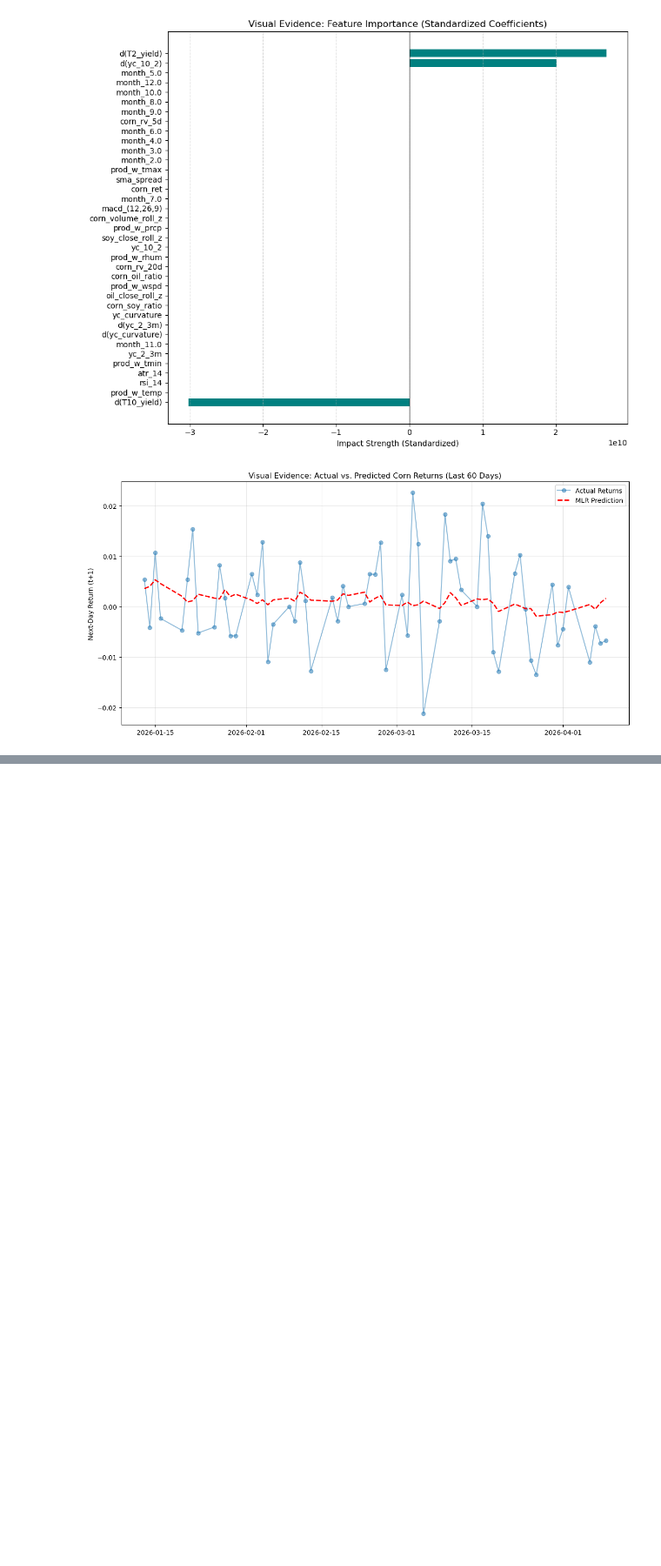
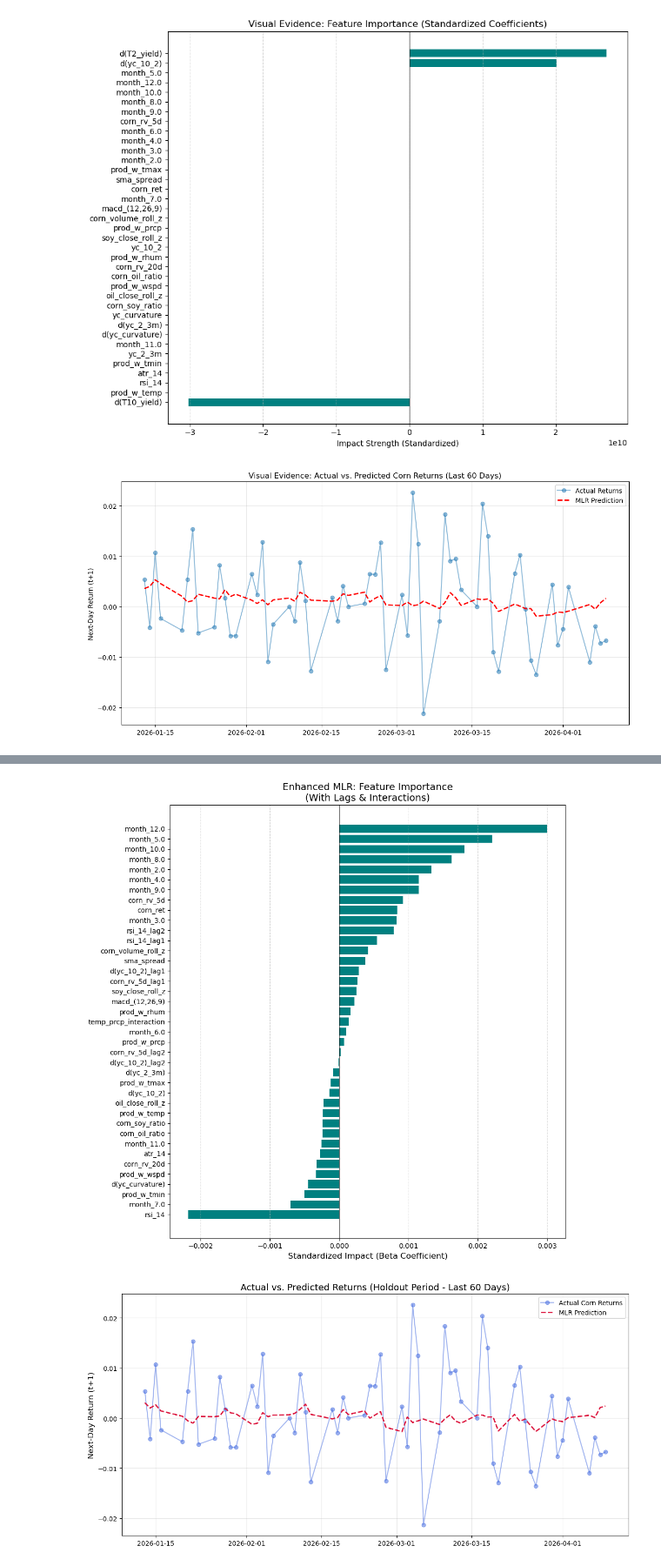
Before and after one commit to aryasalian/ECON-573-Research-Project, a Jupyter notebook: linear_model.ipynb, the cells around one changed output, grey strips where cells are left out. Shown at 87% size. Saved outputs shown, nothing was run; the diff lists cells and outputs as text; code cells hidden in the pictures; blank space fills up the shorter version.

```diff
--- a/linear_model.ipynb
+++ b/linear_model.ipynb
@@ -254,0 +360,46 @@ Holdout Test R2:     -0.015545
+# %%
+import matplotlib.pyplot as plt
+import pandas as pd
+import numpy as np
+
+# 1. Fit the model
+mlr_model.fit(X_train, y_train)
+
+# 2. Extract Feature Names and Coefficients
+# Note the change from 'onehot' to 'ohe' to match the previous code block
+ohe = mlr_model.named_steps['preprocessor'].named_transformers_['cat'].named_steps['ohe']
+feature_names = numeric_cols + ohe.get_feature_names_out(['month']).tolist()
+coeffs = mlr_model.named_steps['regressor'].coef_
+
+# 3. Create DataFrame and Plot
+coef_df = pd.DataFrame({'Feature': feature_names, 'Weight': coeffs}).sort_values(by='Weight')
+
+plt.figure(figsize=(10, 10))
+plt.barh(coef_df['Feature'], coef_df['Weight'], color='teal')
+plt.axvline(0, color='black', linewidth=0.8)
+plt.title('Enhanced MLR: Feature Importance\n(With Lags & Interactions)', fontsize=14)
+plt.xlabel('Standardized Impact (Beta Coefficient)', fontsize=12)
+plt.grid(axis='x', linestyle='--', alpha=0.5)
+plt.tight_layout()
+plt.show()
+
+# --- PLOT 2: Actual vs. Predicted (Last 60 Days) ---
+test_preds = mlr_model.predict(X_test)
+
+plt.figure(figsize=(12, 6))
+# Focus on the most recent 60 days to see the "fit" clearly
+subset_days = 60
+plt.plot(y_test.index[-subset_days:], y_test.values[-subset_days:],
+         label='Actual Corn Returns', marker='o', alpha=0.5, color='royalblue')
+plt.plot(y_test.index[-subset_days:], test_preds[-subset_days:],
+         label='MLR Prediction', linestyle='--', color='crimson', linewidth=2)
+
+plt.title(f'Actual vs. Predicted Returns (Holdout Period - Last {subset_days} Days)', fontsize=14)
+plt.ylabel('Next-Day Return (t+1)', fontsize=12)
+plt.legend()
+plt.grid(True, alpha=0.3)
+plt.tight_layout()
+plt.show()
+# %% [output]
+[figure, added]
+[figure, added]
```
Also changed, not shown: parts of 9 cells of this notebook.
